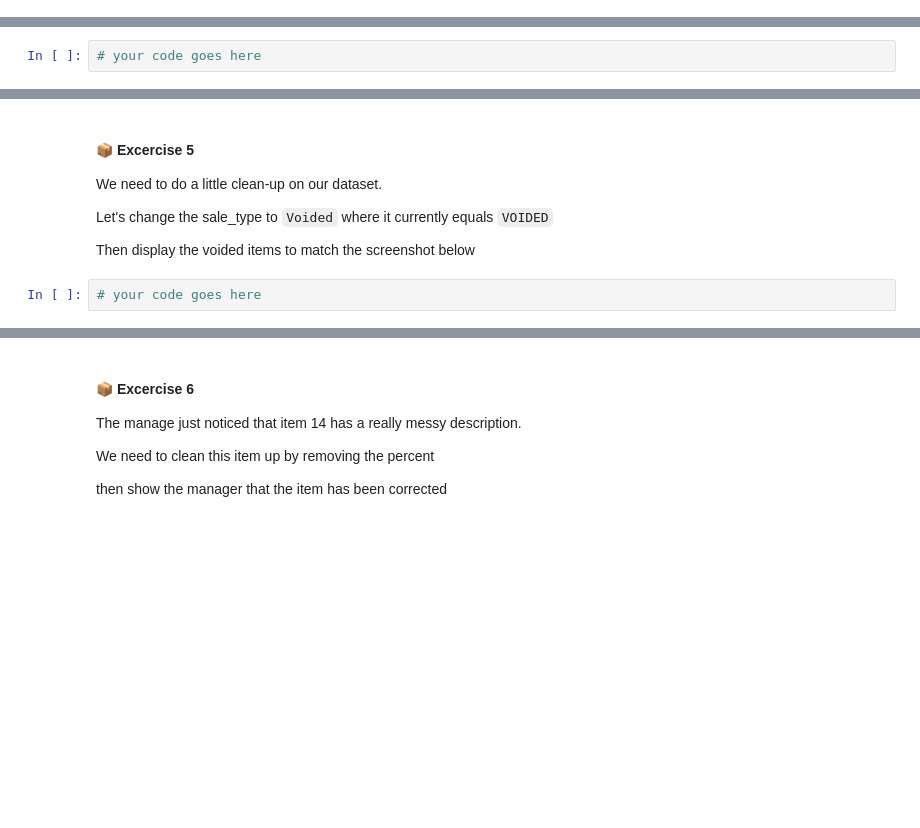
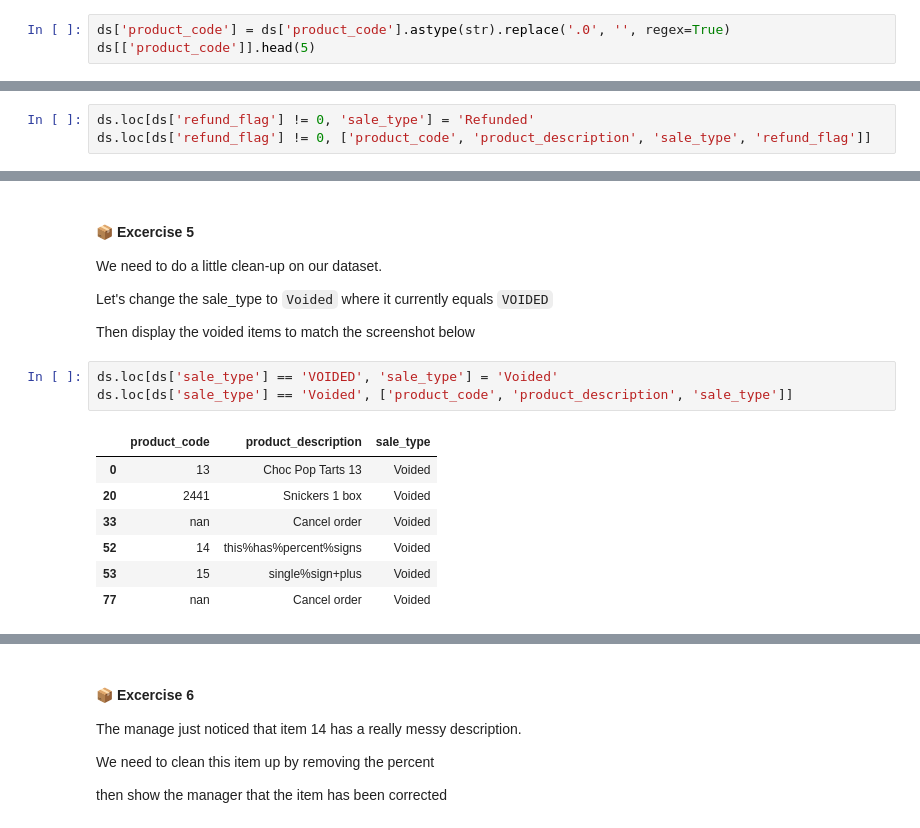
Before and after one commit to C5m7b4/py-fun, a Jupyter notebook: 03-pandas_fun.ipynb, the cells around one changed output, grey strips where cells are left out. Saved outputs shown, nothing was run; the diff lists cells and outputs as text; blank space fills up the shorter version.

```diff
--- a/03-pandas_fun.ipynb
+++ b/03-pandas_fun.ipynb
@@ -40,0 +96,3 @@ Then display the updated product code
+# %%
+ds['product_code'] = ds['product_code'].astype(str).replace('.0', '', regex=True)
+ds[['product_code']].head(5)
@@ -59,4 +130,5 @@ The manager would also like for you to change the sale_type to `Refunded` so fut
 
 Display the product_code, product_description, sale_type, and refund_flag
 # %%
-# your code goes here
+ds.loc[ds['refund_flag'] != 0, 'sale_type'] = 'Refunded'
+ds.loc[ds['refund_flag'] != 0, ['product_code', 'product_description', 'sale_type', 'refund_flag']]
@@ -79,7 +157,16 @@ Let's change the sale_type to `Voided` where it currently equals `VOIDED`
 
 Then display the voided items to match the screenshot below
 # %%
-# your code goes here
+ds.loc[ds['sale_type'] == 'VOIDED', 'sale_type'] = 'Voided'
+ds.loc[ds['sale_type'] == 'Voided', ['product_code', 'product_description', 'sale_type']]
+# %% [output]
+|  | product_code | product_description | sale_type |
+| 0 | 13 | Choc Pop Tarts 13 | Voided |
+| 20 | 2441 | Snickers 1 box | Voided |
+| 33 | nan | Cancel order | Voided |
+| 52 | 14 | this%has%percent%signs | Voided |
+| 53 | 15 | single%sign+plus | Voided |
+| 77 | nan | Cancel order | Voided |
 # %% [markdown]
 ![void_output](images/void_output.png)
 # %% [markdown]
```
Also changed, not shown: parts of 12 cells of this notebook, 3 other files.
